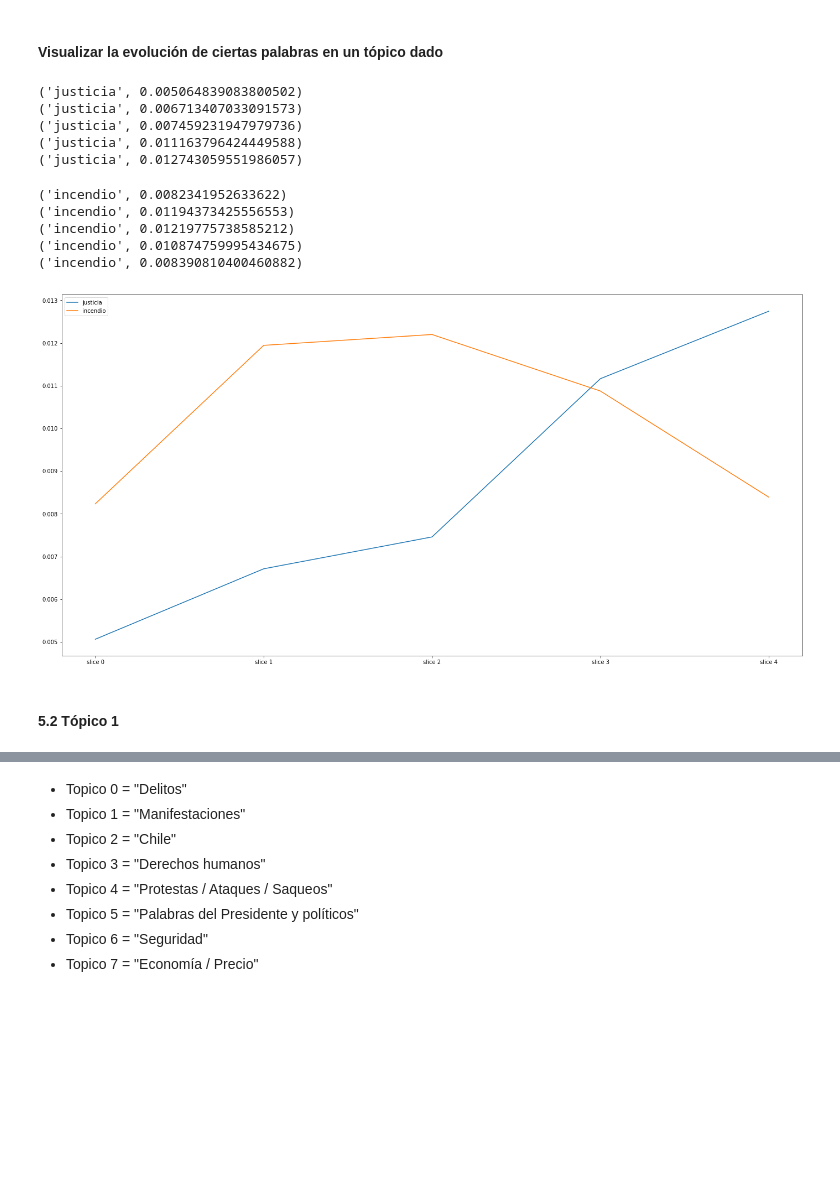
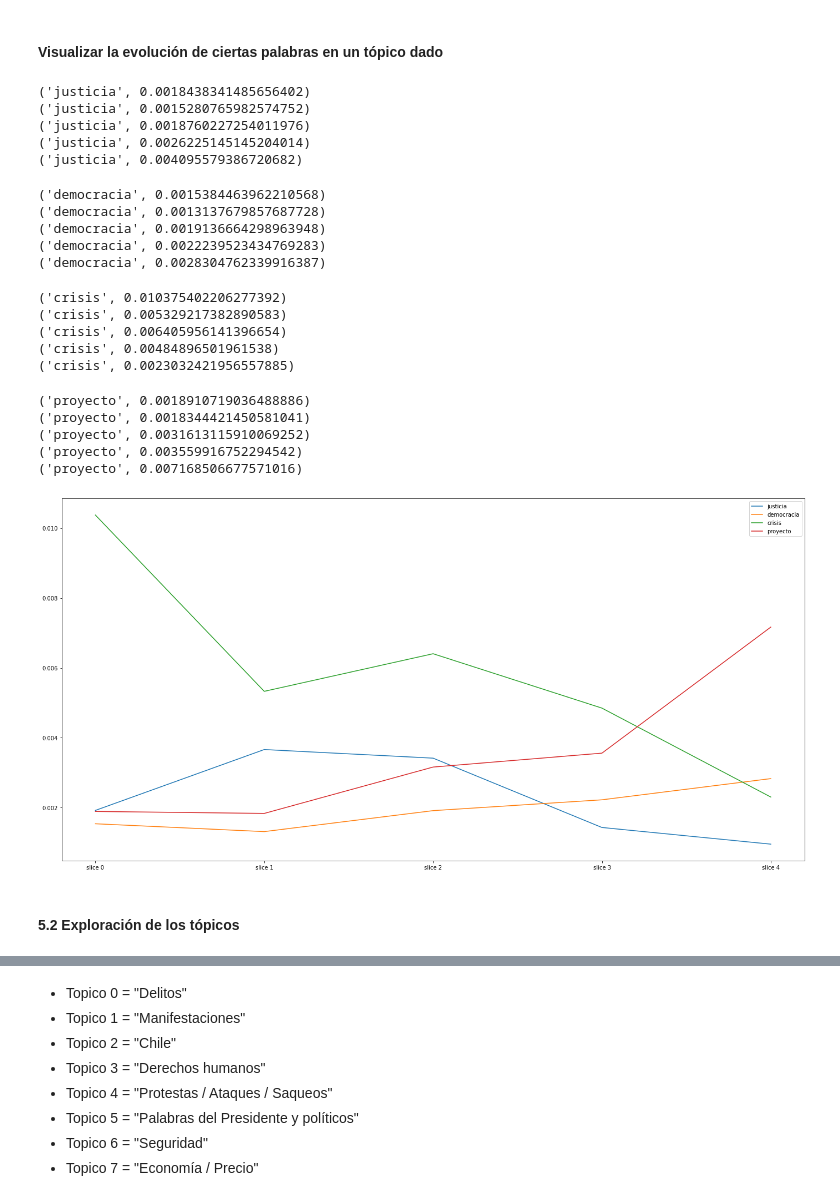
Before and after one commit to matthieuvernier/INFO279_2021, a Jupyter notebook: Fundamentos/DTM/Tutorial-DTM.ipynb, the cells around one changed output, grey strips where cells are left out. Cells and saved outputs as stored; diff of their text form; code cells hidden in the pictures; blank space fills up the shorter version.

```diff
--- a/Fundamentos/DTM/Tutorial-DTM.ipynb
+++ b/Fundamentos/DTM/Tutorial-DTM.ipynb
@@ -496,7 +374,7 @@ xvalues1=["slice 0","slice 1","slice 2", "slice 3", "slice 4"]
 yvalues1=[]
 
 for i in range(5):
-    keywords=ldaseq.print_topic(topic=0,time=i,top_terms=1000)
+    keywords=ldaseq.print_topic(topic=1,time=i,top_terms=1000)
     for k in keywords:
         newValue=0
         if (k[0] == keyword):
@@ -505,13 +383,13 @@ for i in range(5):
             break
     yvalues1.append(newValue)
 # %% [output]
-('justicia', 0.005064839083800502)
-('justicia', 0.006713407033091573)
-('justicia', 0.007459231947979736)
-('justicia', 0.011163796424449588)
-('justicia', 0.012743059551986057)
+('justicia', 0.0018438341485656402)
+('justicia', 0.0015280765982574752)
+('justicia', 0.0018760227254011976)
+('justicia', 0.0026225145145204014)
+('justicia', 0.004095579386720682)
 # %%
-keyword="incendio"
+keyword="democracia"
 topic=0
 xvalues2=["slice 0","slice 1","slice 2", "slice 3", "slice 4"]
 yvalues2=[]
@@ -526,30 +404,78 @@ for i in range(5):
             break
     yvalues2.append(newValue)
 # %% [output]
-('incendio', 0.0082341952633622)
-('incendio', 0.01194373425556553)
-('incendio', 0.01219775738585212)
-('incendio', 0.010874759995434675)
-('incendio', 0.008390810400460882)
+('democracia', 0.0015384463962210568)
+('democracia', 0.0013137679857687728)
+('democracia', 0.0019136664298963948)
+('democracia', 0.0022239523434769283)
+('democracia', 0.0028304762339916387)
+# %%
+keyword="crisis"
+topic=0
+xvalues4=["slice 0","slice 1","slice 2", "slice 3", "slice 4"]
+yvalues4=[]
+
+for i in range(5):
+    keywords=ldaseq.print_topic(topic=0,time=i,top_terms=1000)
+    for k in keywords:
+        newValue=0
+        if (k[0] == keyword):
+            newValue=k[1]
+            print(k)
+            break
+    yvalues4.append(newValue)
+# %% [output]
+('crisis', 0.010375402206277392)
+('crisis', 0.005329217382890583)
+('crisis', 0.006405956141396654)
+('crisis', 0.00484896501961538)
+('crisis', 0.0023032421956557885)
+# %%
+keyword="proyecto"
+topic=0
+xvalues5=["slice 0","slice 1","slice 2", "slice 3", "slice 4"]
+yvalues5=[]
+
+for i in range(5):
+    keywords=ldaseq.print_topic(topic=0,time=i,top_terms=1000)
+    for k in keywords:
+        newValue=0
+        if (k[0] == keyword):
+            newValue=k[1]
+            print(k)
+            break
+    yvalues5.append(newValue)
+# %% [output]
+('proyecto', 0.0018910719036488886)
+('proyecto', 0.0018344421450581041)
+('proyecto', 0.0031613115910069252)
+('proyecto', 0.003559916752294542)
+('proyecto', 0.007168506677571016)
 # %%
 # libraries and data
 import matplotlib.pyplot as plt
 import numpy as np
 
 fig, ax = plt.subplots()
 
 df=pd.DataFrame({'xvalues': xvalues1, 'yvalues': yvalues1 })
 plt.plot( 'xvalues', 'yvalues', data=df, label="justicia")
 
 df=pd.DataFrame({'xvalues': xvalues2, 'yvalues': yvalues2 })
-plt.plot( 'xvalues', 'yvalues', data=df, label="incendio")
+plt.plot( 'xvalues', 'yvalues', data=df, label="democracia")
+
+df=pd.DataFrame({'xvalues': xvalues4, 'yvalues': yvalues4 })
+plt.plot( 'xvalues', 'yvalues', data=df, label="crisis")
+
+df=pd.DataFrame({'xvalues': xvalues5, 'yvalues': yvalues5 })
+plt.plot( 'xvalues', 'yvalues', data=df, label="proyecto")
 
 ax.legend()
 plt.show()
 # %% [output]
-[figure, old version]
+[figure, new version]
 # %% [markdown]
-#### 5.2 Tópico 1
+#### 5.2 Exploración de los tópicos
 # %%
 table=[]
 for i in range(5):
```
Also changed, not shown: parts of 26 cells of this notebook, 16 other files.
